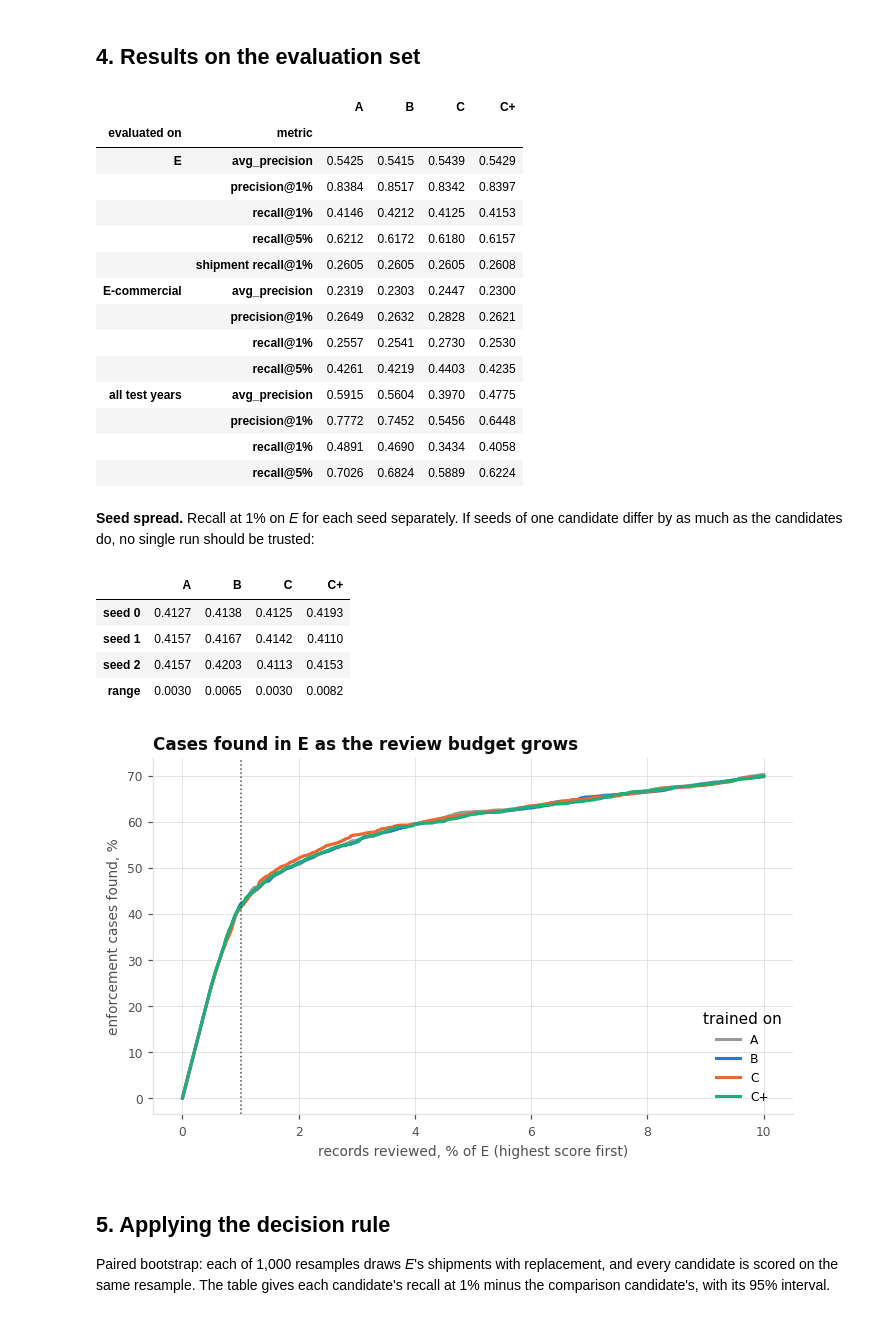
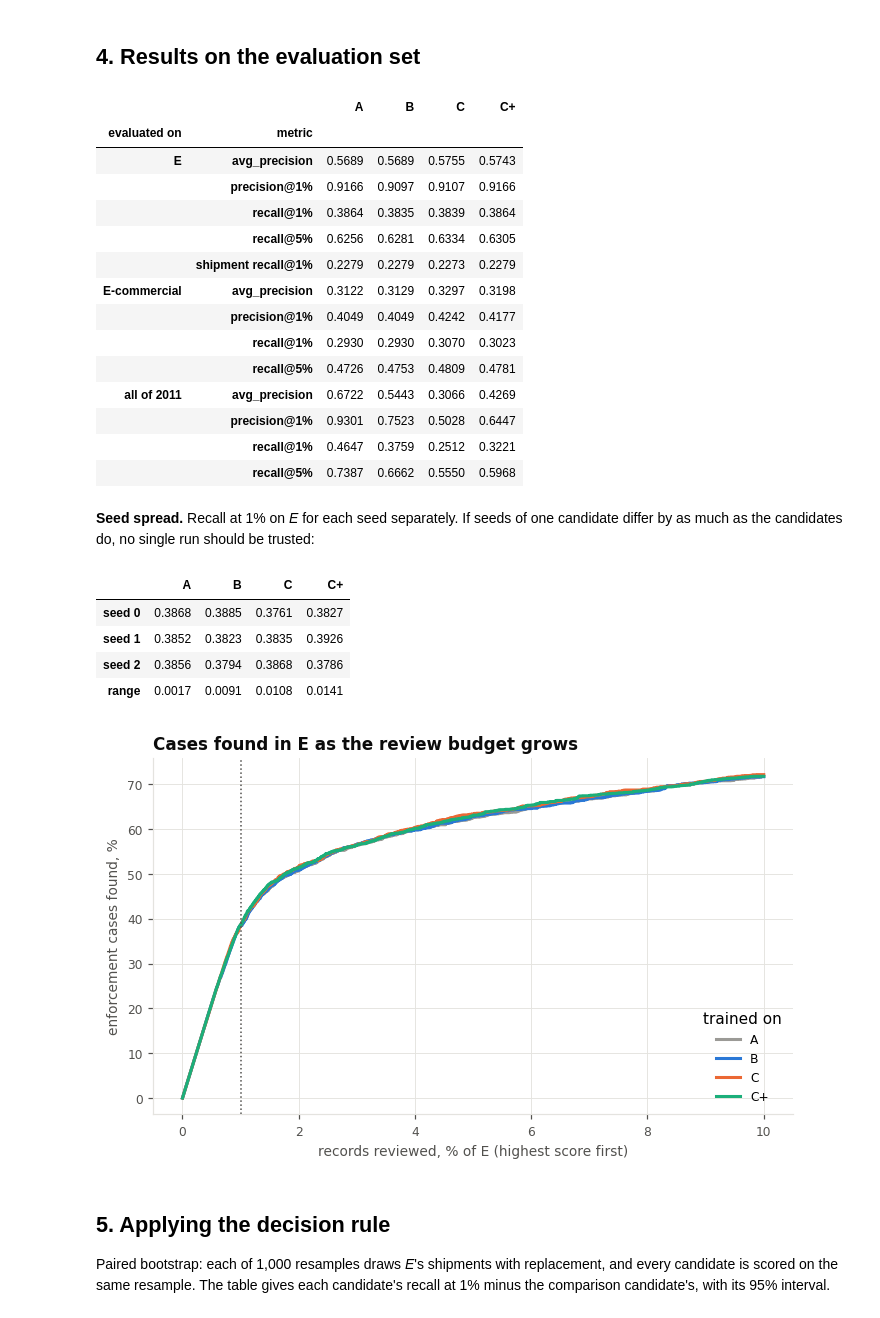
Before and after one commit to datakeep64/PRS-PM-Group-37-WildGuard, a Jupyter notebook: SYSTEM CODE/notebooks/04_training_population.ipynb, the cells around one changed output. Saved outputs shown, nothing was run; the diff lists cells and outputs as text; code cells hidden in the pictures.

```diff
--- a/SYSTEM CODE/notebooks/04_training_population.ipynb
+++ b/SYSTEM CODE/notebooks/04_training_population.ipynb
@@ -91,13 +98,15 @@ LEMIS line items: 5,512,706
 # %% [markdown]
 ## 2. The candidate populations and the evaluation set
 # %%
-tr, va, te = X_.split(df)
+tr, _, _ = X_.split(df)
+yr = df["year"].to_numpy()
+va, ev = yr == X_.config.HELD_BACK_YEAR, yr == X_.config.SELECTION_YEAR   # rerun: 2012, 2011
 animal, sp, gen = (df[c].to_numpy() for c in ("animal", "sp_listed", "gen_listed"))
 commercial = (df["purpose"] == "T").to_numpy()
 
 POP = {"A": tr, "B": tr & animal, "C": tr & sp, "C+": tr & gen}
 VAL = va & sp                         # early stopping, the same for every candidate
-EVAL = {"E": te & sp, "E-commercial": te & sp & commercial, "all test years": te}
+EVAL = {"E": ev & sp, "E-commercial": ev & sp & commercial, "all of 2011": ev}
 
 y = df["label"].to_numpy()
 rows = {f"train {k}": m for k, m in POP.items()} | {"validation (listed)": VAL} | EVAL
@@ -134,7 +143,7 @@ models, log = {}, []
 for c in CANDIDATES:
     for seed in SEEDS:
         t = time.time()
-        models[c, seed] = X_.fit(X, y, POP[c], VAL, seed)
+        models[c, seed] = X_.fit_chosen(X, y, POP[c], VAL, seed)
         log.append({"candidate": c, "seed": seed, "train_rows": int(POP[c].sum()),
                     "best_iteration": models[c, seed].best_iteration,
                     "seconds": round(time.time() - t)})
@@ -169,10 +178,10 @@ pd.DataFrame(log)
 # %%
-# each candidate's score: the mean of its three seeds' probabilities, on every test-year row
-S_te = {c: np.mean([models[c, s].predict_proba(X[te])[:, 1] for s in SEEDS], axis=0)
+# each candidate's score: the mean of its three seeds' probabilities, on every 2011 row
+S_ev = {c: np.mean([models[c, s].predict_proba(X[ev])[:, 1] for s in SEEDS], axis=0)
         for c in CANDIDATES}
-S_seed = {(c, s): models[c, s].predict_proba(X[te])[:, 1] for c in CANDIDATES for s in SEEDS}
-y_te, ship_te = y[te], ship[te]
-sub = {k: m[te] for k, m in EVAL.items()}      # evaluation sets as masks within the test years
+S_seed = {(c, s): models[c, s].predict_proba(X[ev])[:, 1] for c in CANDIDATES for s in SEEDS}
+y_ev, ship_ev = y[ev], ship[ev]
+sub = {k: m[ev] for k, m in EVAL.items()}      # evaluation sets as masks within 2011
 # %% [markdown]
 ## 4. Results on the evaluation set
 # %%
@@ -183,14 +192,14 @@ def metrics(yy, ss):
 
 
 def shipment_recall(c, mask):
-    g = pd.DataFrame({"s": ship_te[mask], "y": y_te[mask], "p": S_te[c][mask]}).groupby("s").max()
+    g = pd.DataFrame({"s": ship_ev[mask], "y": y_ev[mask], "p": S_ev[c][mask]}).groupby("s").max()
     return metrics(g["y"].to_numpy(), g["p"].to_numpy())["recall@1%"]
 
 
 res = {}
 for c in CANDIDATES:
     for k, m in sub.items():
-        for name, v in metrics(y_te[m], S_te[c][m]).items():
+        for name, v in metrics(y_ev[m], S_ev[c][m]).items():
             res[(k, name), c] = v
     res[("E", "shipment recall@1%"), c] = shipment_recall(c, sub["E"])
 table = pd.Series(res).unstack()[CANDIDATES]
@@ -199,50 +208,50 @@ table.sort_index().style.format("{:.4f}").highlight_max(axis=1, props="font-weig
 # %% [output]
 |  |  | A | B | C | C+ |
 | evaluated on | metric |  |  |  |  |
-| E | avg_precision | 0.5425 | 0.5415 | 0.5439 | 0.5429 |
-|  | precision@1% | 0.8384 | 0.8517 | 0.8342 | 0.8397 |
-|  | recall@1% | 0.4146 | 0.4212 | 0.4125 | 0.4153 |
-|  | recall@5% | 0.6212 | 0.6172 | 0.6180 | 0.6157 |
-|  | shipment recall@1% | 0.2605 | 0.2605 | 0.2605 | 0.2608 |
-| E-commercial | avg_precision | 0.2319 | 0.2303 | 0.2447 | 0.2300 |
-|  | precision@1% | 0.2649 | 0.2632 | 0.2828 | 0.2621 |
-|  | recall@1% | 0.2557 | 0.2541 | 0.2730 | 0.2530 |
-|  | recall@5% | 0.4261 | 0.4219 | 0.4403 | 0.4235 |
-| all test years | avg_precision | 0.5915 | 0.5604 | 0.3970 | 0.4775 |
-|  | precision@1% | 0.7772 | 0.7452 | 0.5456 | 0.6448 |
-|  | recall@1% | 0.4891 | 0.4690 | 0.3434 | 0.4058 |
-|  | recall@5% | 0.7026 | 0.6824 | 0.5889 | 0.6224 |
+| E | avg_precision | 0.5689 | 0.5689 | 0.5755 | 0.5743 |
+|  | precision@1% | 0.9166 | 0.9097 | 0.9107 | 0.9166 |
+|  | recall@1% | 0.3864 | 0.3835 | 0.3839 | 0.3864 |
+|  | recall@5% | 0.6256 | 0.6281 | 0.6334 | 0.6305 |
+|  | shipment recall@1% | 0.2279 | 0.2279 | 0.2273 | 0.2279 |
+| E-commercial | avg_precision | 0.3122 | 0.3129 | 0.3297 | 0.3198 |
+|  | precision@1% | 0.4049 | 0.4049 | 0.4242 | 0.4177 |
+|  | recall@1% | 0.2930 | 0.2930 | 0.3070 | 0.3023 |
+|  | recall@5% | 0.4726 | 0.4753 | 0.4809 | 0.4781 |
+| all of 2011 | avg_precision | 0.6722 | 0.5443 | 0.3066 | 0.4269 |
+|  | precision@1% | 0.9301 | 0.7523 | 0.5028 | 0.6447 |
+|  | recall@1% | 0.4647 | 0.3759 | 0.2512 | 0.3221 |
+|  | recall@5% | 0.7387 | 0.6662 | 0.5550 | 0.5968 |
 # %% [markdown]
 **Seed spread.** Recall at 1% on *E* for each seed separately. If seeds of one candidate differ by as much as the candidates do, no single run should be trusted:
 # %%
-spread = pd.DataFrame({c: [metrics(y_te[sub["E"]], S_seed[c, s][sub["E"]])["recall@1%"]
+spread = pd.DataFrame({c: [metrics(y_ev[sub["E"]], S_seed[c, s][sub["E"]])["recall@1%"]
                            for s in SEEDS] for c in CANDIDATES}, index=[f"seed {s}" for s in SEEDS])
 spread.loc["range"] = spread.max() - spread.min()
 spread.style.format("{:.4f}")
 # %% [output]
 |  | A | B | C | C+ |
-| seed 0 | 0.4127 | 0.4138 | 0.4125 | 0.4193 |
-| seed 1 | 0.4157 | 0.4167 | 0.4142 | 0.4110 |
-| seed 2 | 0.4157 | 0.4203 | 0.4113 | 0.4153 |
-| range | 0.0030 | 0.0065 | 0.0030 | 0.0082 |
+| seed 0 | 0.3868 | 0.3885 | 0.3761 | 0.3827 |
+| seed 1 | 0.3852 | 0.3823 | 0.3835 | 0.3926 |
+| seed 2 | 0.3856 | 0.3794 | 0.3868 | 0.3786 |
+| range | 0.0017 | 0.0091 | 0.0108 | 0.0141 |
 # %%
 fig, ax = plt.subplots(figsize=(7.5, 4.2))
 m = sub["E"]
 for c in CANDIDATES:
-    s = S_te[c][m]
+    s = S_ev[c][m]
     o = np.argsort(-s, kind="stable")
-    caught = np.cumsum(y_te[m][o]) / y_te[m].sum()
+    caught = np.cumsum(y_ev[m][o]) / y_ev[m].sum()
     frac = np.arange(1, len(o) + 1) / len(o)
     k = frac <= 0.10
     ax.plot(frac[k] * 100, caught[k] * 100, color=COLOURS[c], lw=2, label=c)
 ax.axvline(BUDGET * 100, color=E.INK_2, lw=1, ls=":")
 ax.set_xlabel("records reviewed, % of E (highest score first)")
 ax.set_ylabel("enforcement cases found, %")
 ax.set_title("Cases found in E as the review budget grows", loc="left")
 ax.legend(title="trained on", frameon=False)
 plt.show()
 # %% [output]
-[figure, old version]
+[figure, new version]
 # %% [markdown]
 ## 5. Applying the decision rule
 
```
Also changed, not shown: parts of 13 cells of this notebook, 4 other files.
